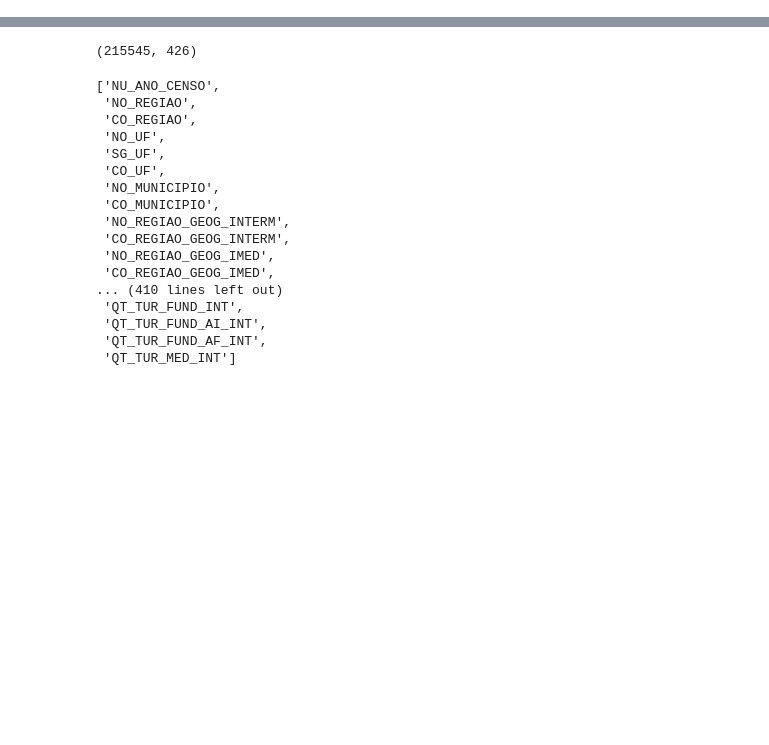
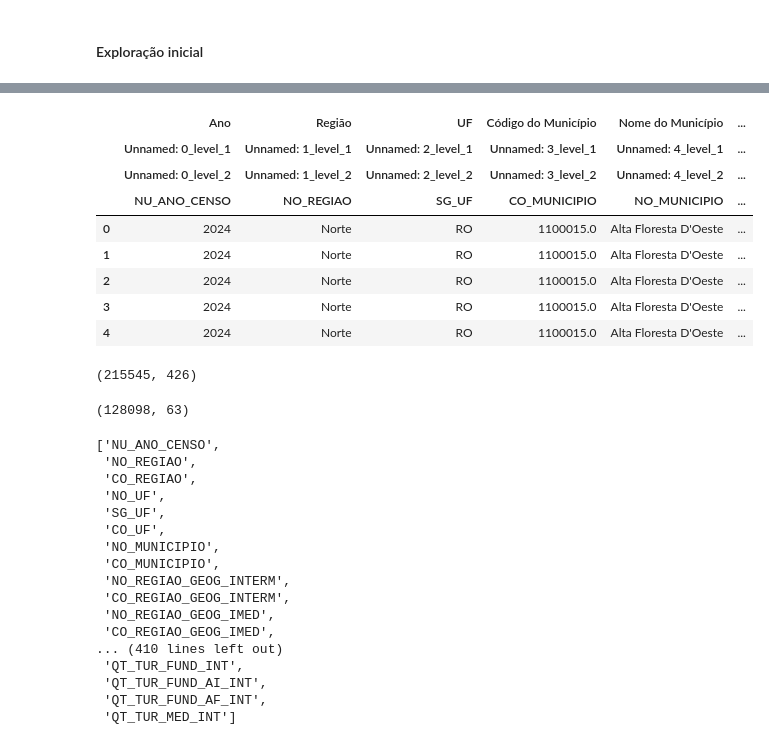
Before and after one commit to joaoestella/brazil-school-dropout-analysis, a Jupyter notebook: notebooks/01_data_loading_and_cleaning.ipynb, the cells around one changed output, grey strips where cells are left out. Drawn from its saved outputs; the diff is of its cells as text; code cells hidden in the pictures; blank space fills up the shorter version.

```diff
--- a/notebooks/01_data_loading_and_cleaning.ipynb
+++ b/notebooks/01_data_loading_and_cleaning.ipynb
@@ -13,3 +19,5 @@ df_censo = pd.read_csv(
+# %% [markdown]
+#### Exploração inicial
 # %%
 df_censo.head()
 # %% [output]
@@ -19,10 +27,26 @@ df_censo.head()
 | 2 | 2024 | Norte | 1 | Rondônia | RO | 11 | Alta Floresta D'Oeste | 1100015 | ... |
 | 3 | 2024 | Norte | 1 | Rondônia | RO | 11 | Alta Floresta D'Oeste | 1100015 | ... |
 | 4 | 2024 | Norte | 1 | Rondônia | RO | 11 | Alta Floresta D'Oeste | 1100015 | ... |
+# %%
+df_taxa_rendimento.head()
+# %% [output]
+|  | Ano | Região | UF | Código do Município | Nome do Município | ... |
+|  | Unnamed: 0_level_1 | Unnamed: 1_level_1 | Unnamed: 2_level_1 | Unnamed: 3_level_1 | Unnamed: 4_level_1 | ... |
+|  | Unnamed: 0_level_2 | Unnamed: 1_level_2 | Unnamed: 2_level_2 | Unnamed: 3_level_2 | Unnamed: 4_level_2 | ... |
+|  | NU_ANO_CENSO | NO_REGIAO | SG_UF | CO_MUNICIPIO | NO_MUNICIPIO | ... |
+| 0 | 2024 | Norte | RO | 1100015.0 | Alta Floresta D'Oeste | ... |
+| 1 | 2024 | Norte | RO | 1100015.0 | Alta Floresta D'Oeste | ... |
+| 2 | 2024 | Norte | RO | 1100015.0 | Alta Floresta D'Oeste | ... |
+| 3 | 2024 | Norte | RO | 1100015.0 | Alta Floresta D'Oeste | ... |
+| 4 | 2024 | Norte | RO | 1100015.0 | Alta Floresta D'Oeste | ... |
 # %%
 df_censo.shape
 # %% [output]
 (215545, 426)
+# %%
+df_taxa_rendimento.shape
+# %% [output]
+(128098, 63)
 # %%
 list(df_censo.columns)
 # %% [output]
```
Also changed, not shown: parts of 19 cells of this notebook.
